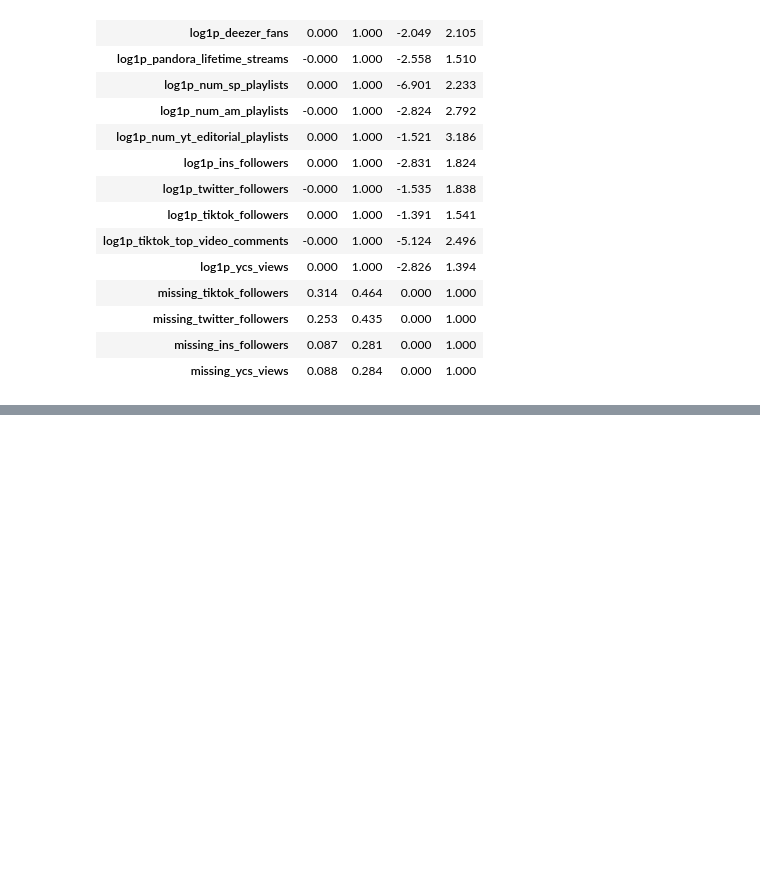
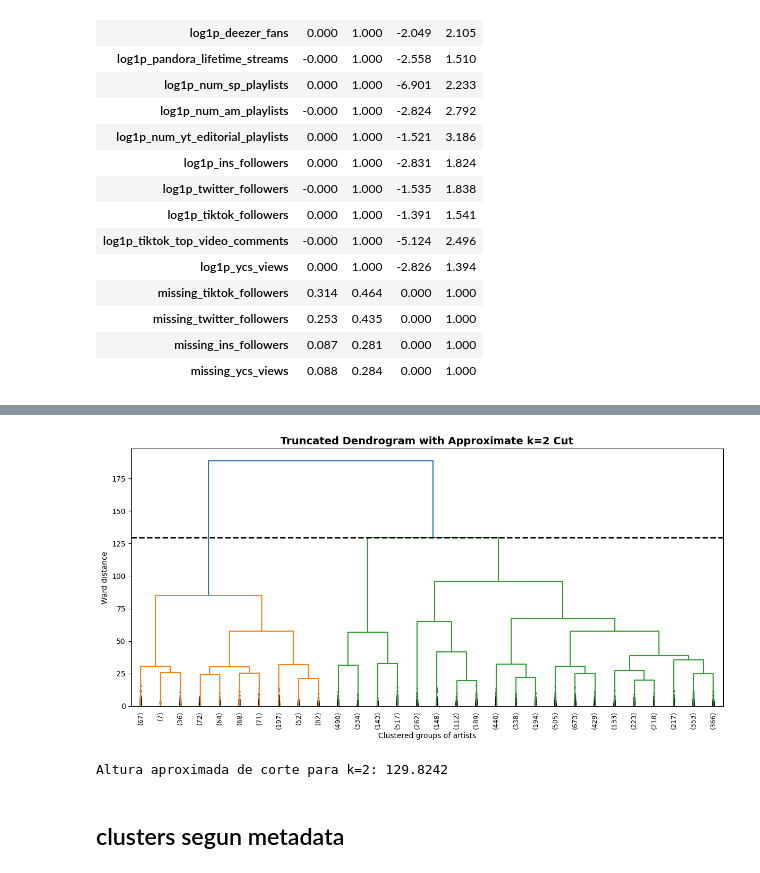
Before and after one commit to SilvanaBContreras/come_together_industria_de_la_musica, a Jupyter notebook: chartmetric_regresion_clustering.ipynb, the cells around one changed output, grey strips where cells are left out. Saved outputs shown, nothing was run; the diff lists cells and outputs as text; code cells hidden in the pictures; blank space fills up the shorter version.

```diff
--- a/chartmetric_regresion_clustering.ipynb
+++ b/chartmetric_regresion_clustering.ipynb
@@ -1700,0 +2611,47 @@ display(control_matriz_clustering)
+# %%
+# ============================================================
+# Dendrograma truncado con línea de corte aproximada para k=2
+# ============================================================
+
+plt.figure(figsize=(12, 6))
+
+dendrogram(
+    linkage_alt,
+    truncate_mode="lastp",
+    p=30,
+    leaf_rotation=90,
+    leaf_font_size=9,
+    show_contracted=True
+)
+
+# ------------------------------------------------------------
+# Altura de corte aproximada para obtener k=2
+# ------------------------------------------------------------
+
+altura_corte_k2 = linkage_alt[-2, 2]
+
+plt.axhline(
+    y=altura_corte_k2,
+    linestyle="--",
+    linewidth=2,
+    color="black"
+)
+
+plt.title(
+    "Truncated Dendrogram with Approximate k=2 Cut",
+    fontsize=14,
+    fontweight="bold"
+)
+
+plt.xlabel("Clustered groups of artists")
+plt.ylabel("Ward distance")
+
+plt.tight_layout()
+plt.show()
+
+print("Altura aproximada de corte para k=2:", round(altura_corte_k2, 4))
+# %% [output]
+[figure, added]
+Altura aproximada de corte para k=2: 129.8242
+# %% [markdown]
+## clusters segun metadata
```
Also changed, not shown: parts of 28 cells of this notebook, 2 other files.
